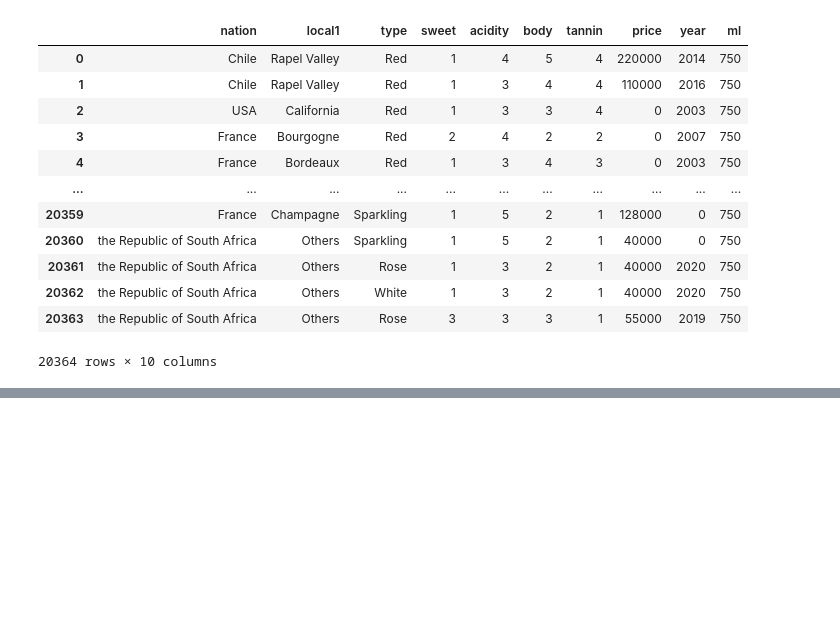
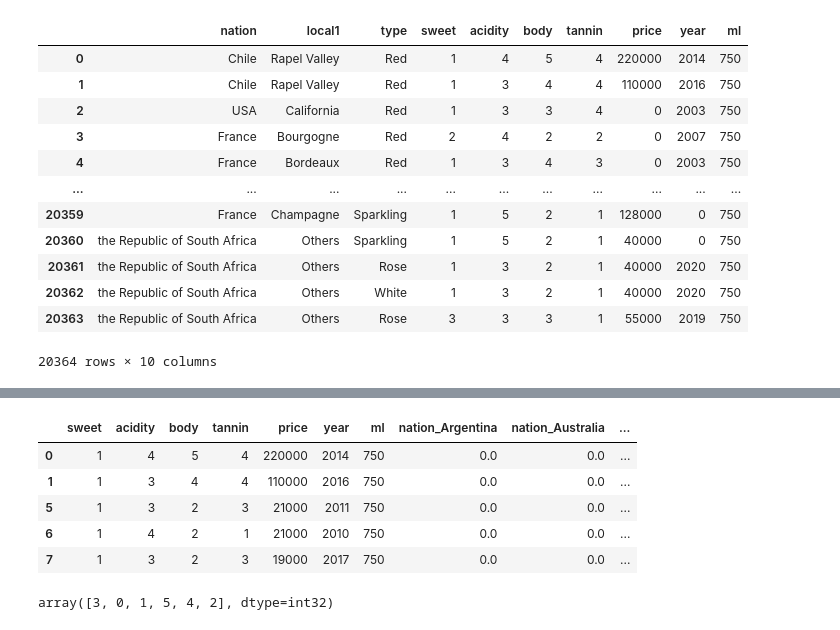
Before and after one commit to suheon99/suheon_99, a Jupyter notebook: 240215 와인 가격 예측 분석 (2).ipynb, the cells around one changed output, grey strips where cells are left out. Saved outputs shown, nothing was run; the diff lists cells and outputs as text; code cells hidden in the pictures; blank space fills up the shorter version.

```diff
--- a/240215 와인 가격 예측 분석 (2).ipynb
+++ b/240215 와인 가격 예측 분석 (2).ipynb
@@ -570,0 +687,13 @@ plt.show()
+# %%
+df_encoded.head()
+# %% [output]
+|  | sweet | acidity | body | tannin | price | year | ml | nation_Argentina | nation_Australia | ... |
+| 0 | 1 | 4 | 5 | 4 | 220000 | 2014 | 750 | 0.0 | 0.0 | ... |
+| 1 | 1 | 3 | 4 | 4 | 110000 | 2016 | 750 | 0.0 | 0.0 | ... |
+| 5 | 1 | 3 | 2 | 3 | 21000 | 2011 | 750 | 0.0 | 0.0 | ... |
+| 6 | 1 | 4 | 2 | 1 | 21000 | 2010 | 750 | 0.0 | 0.0 | ... |
+| 7 | 1 | 3 | 2 | 3 | 19000 | 2017 | 750 | 0.0 | 0.0 | ... |
+# %%
+df_encoded['cluster'].unique()
+# %% [output]
+array([3, 0, 1, 5, 4, 2], dtype=int32)
```
Also changed, not shown: parts of 56 cells of this notebook.
